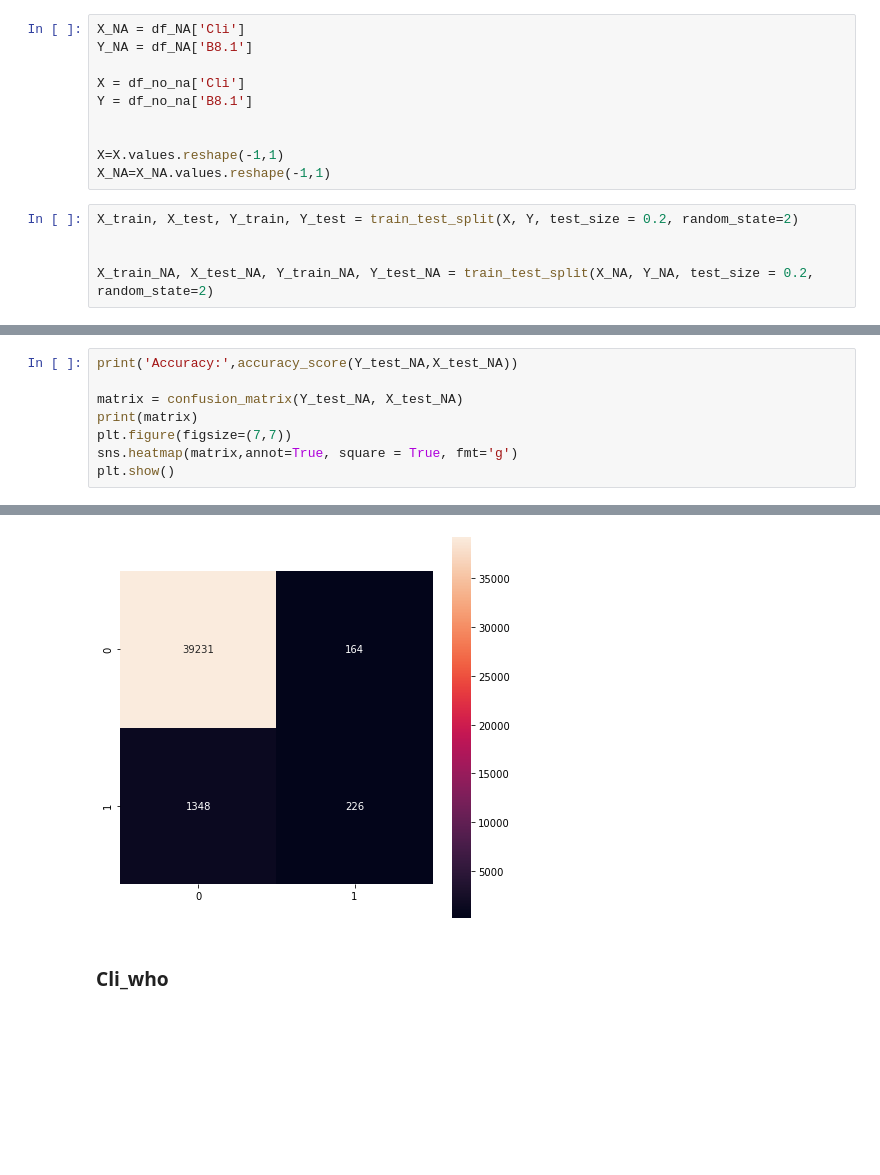
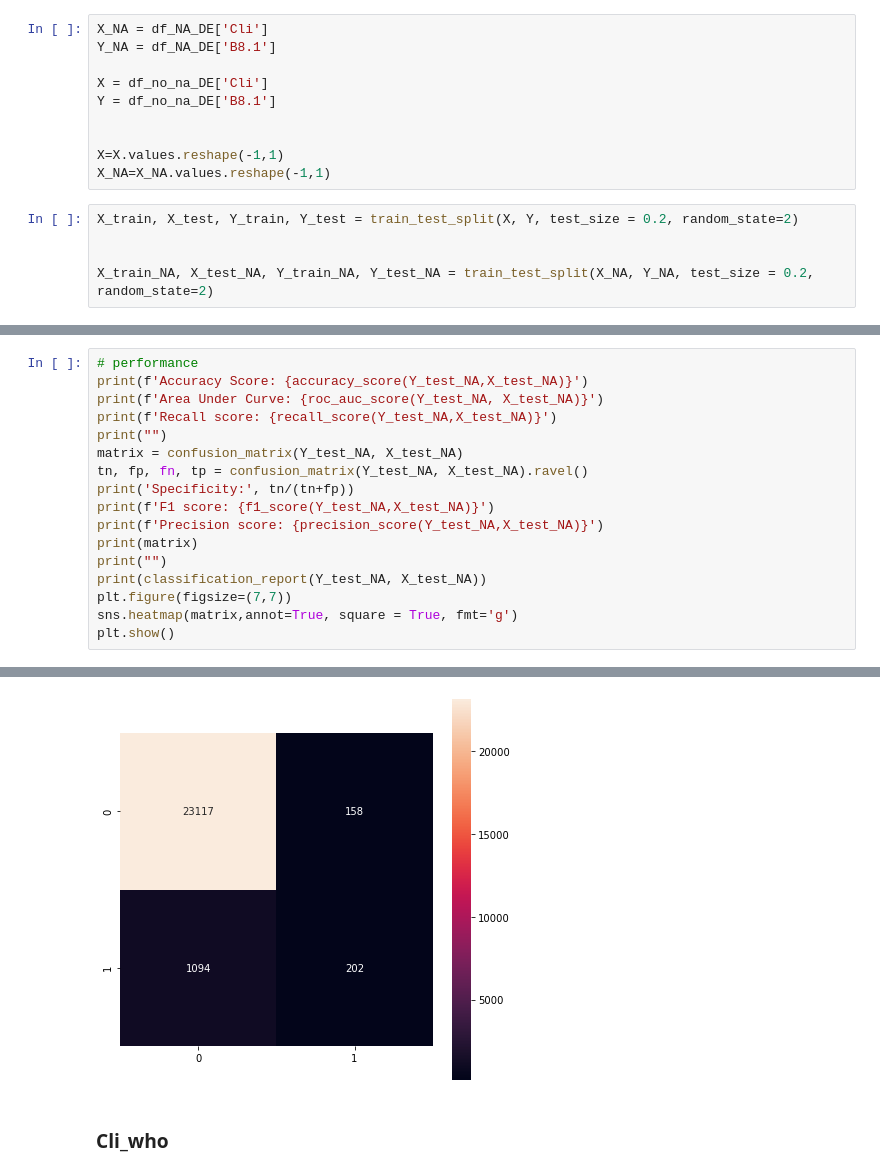
Before and after one commit to JavierAlvarezBenito/Python-imdea, a Jupyter notebook: Germany_Classification.ipynb, the cells around one changed output, grey strips where cells are left out. Saved outputs shown, nothing was run; the diff lists cells and outputs as text; blank space fills up the shorter version.

```diff
--- a/Germany_Classification.ipynb
+++ b/Germany_Classification.ipynb
@@ -1288,11 +1288,11 @@ Total accuracy: 88.042178232322 %
 # %% [markdown]
 ### Cli
 # %%
-X_NA = df_NA['Cli']
-Y_NA = df_NA['B8.1']
+X_NA = df_NA_DE['Cli']
+Y_NA = df_NA_DE['B8.1']
 
-X = df_no_na['Cli']
-Y = df_no_na['B8.1']
+X = df_no_na_DE['Cli']
+Y = df_no_na_DE['B8.1']
 
 
 X=X.values.reshape(-1,1)
@@ -1318,8 +1342,17 @@ Accuracy: 0.9664747426043055
 # %%
-print('Accuracy:',accuracy_score(Y_test_NA,X_test_NA))
-
+# performance
+print(f'Accuracy Score: {accuracy_score(Y_test_NA,X_test_NA)}')
+print(f'Area Under Curve: {roc_auc_score(Y_test_NA, X_test_NA)}')
+print(f'Recall score: {recall_score(Y_test_NA,X_test_NA)}')
+print("")
 matrix = confusion_matrix(Y_test_NA, X_test_NA)
+tn, fp, fn, tp = confusion_matrix(Y_test_NA, X_test_NA).ravel()
+print('Specificity:', tn/(tn+fp))
+print(f'F1 score: {f1_score(Y_test_NA,X_test_NA)}')
+print(f'Precision score: {precision_score(Y_test_NA,X_test_NA)}')
 print(matrix)
+print("")
+print(classification_report(Y_test_NA, X_test_NA))
 plt.figure(figsize=(7,7))
 sns.heatmap(matrix,annot=True, square = True, fmt='g')
 plt.show()
@@ -1330,4 +1378,4 @@ Accuracy: 0.9630940467182504
-[figure, old version]
+[figure, new version]
 # %% [markdown]
 ### Cli_who
 # %%
```
Also changed, not shown: parts of 20 cells of this notebook.
